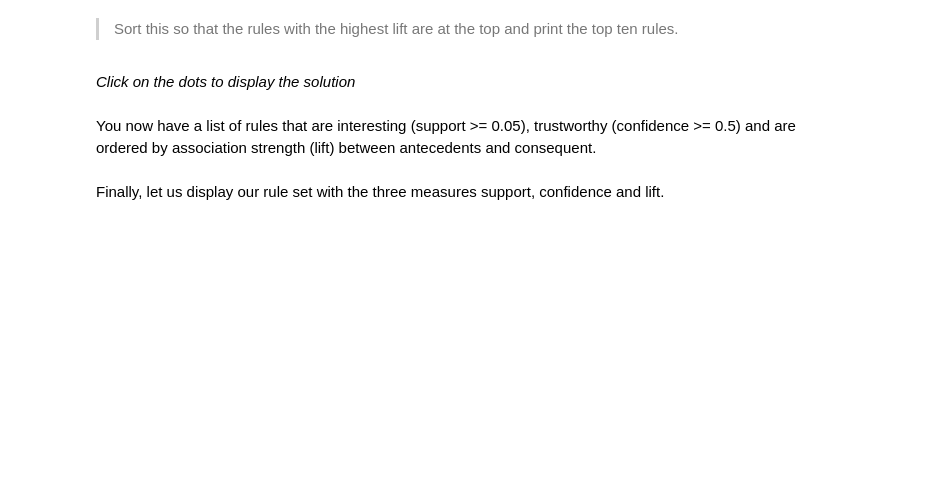
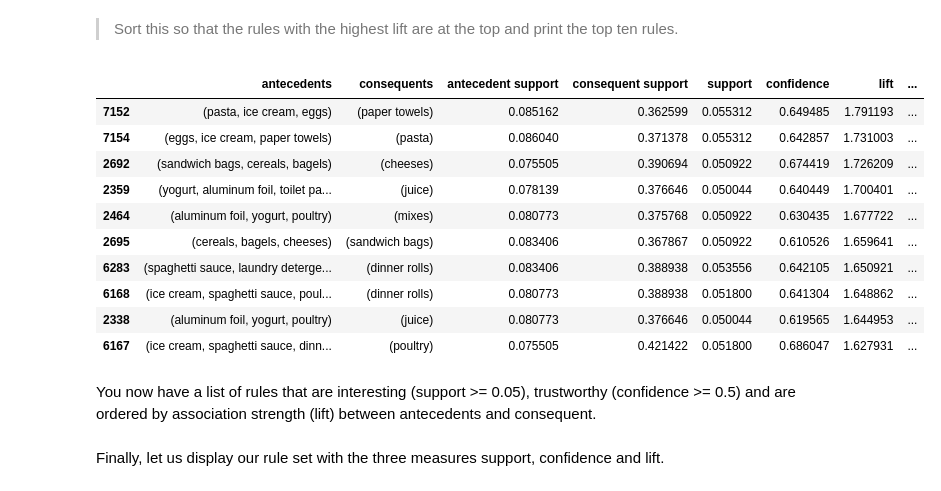
Before and after one commit to Davee02/HSLU, a Jupyter notebook: sem4/adml/notebooks/12A Association Rules/Association Rules.ipynb, the cells around one changed output. Saved outputs shown, nothing was run; the diff lists cells and outputs as text; code cells hidden in the pictures; blank space fills up the shorter version.

```diff
--- a/sem4/adml/notebooks/12A Association Rules/Association Rules.ipynb
+++ b/sem4/adml/notebooks/12A Association Rules/Association Rules.ipynb
@@ -155,9 +240,19 @@ rules.head()
 # %% [markdown]
 > Sort this so that the rules with the highest lift are at the top and print the top ten rules.
-# %% [markdown]
-*Click on the dots to display the solution*
 # %%
-rules.sort_values('lift', ascending=False).head(n=10)
+rules.sort_values(by='lift', ascending=False).head(10)
+# %% [output]
+|  | antecedents | consequents | antecedent support | consequent support | support | confidence | lift | ... |
+| 7152 | (pasta, ice cream, eggs) | (paper towels) | 0.085162 | 0.362599 | 0.055312 | 0.649485 | 1.791193 | ... |
+| 7154 | (eggs, ice cream, paper towels) | (pasta) | 0.086040 | 0.371378 | 0.055312 | 0.642857 | 1.731003 | ... |
+| 2692 | (sandwich bags, cereals, bagels) | (cheeses) | 0.075505 | 0.390694 | 0.050922 | 0.674419 | 1.726209 | ... |
+| 2359 | (yogurt, aluminum foil, toilet pa... | (juice) | 0.078139 | 0.376646 | 0.050044 | 0.640449 | 1.700401 | ... |
+| 2464 | (aluminum foil, yogurt, poultry) | (mixes) | 0.080773 | 0.375768 | 0.050922 | 0.630435 | 1.677722 | ... |
+| 2695 | (cereals, bagels, cheeses) | (sandwich bags) | 0.083406 | 0.367867 | 0.050922 | 0.610526 | 1.659641 | ... |
+| 6283 | (spaghetti sauce, laundry deterge... | (dinner rolls) | 0.083406 | 0.388938 | 0.053556 | 0.642105 | 1.650921 | ... |
+| 6168 | (ice cream, spaghetti sauce, poul... | (dinner rolls) | 0.080773 | 0.388938 | 0.051800 | 0.641304 | 1.648862 | ... |
+| 2338 | (aluminum foil, yogurt, poultry) | (juice) | 0.080773 | 0.376646 | 0.050044 | 0.619565 | 1.644953 | ... |
+| 6167 | (ice cream, spaghetti sauce, dinn... | (poultry) | 0.075505 | 0.421422 | 0.051800 | 0.686047 | 1.627931 | ... |
 # %% [markdown]
 You now have a list of rules that are interesting (support >= 0.05), trustworthy (confidence >= 0.5) and are ordered by association strength (lift) between antecedents and consequent.
 # %% [markdown]
```
Also changed, not shown: parts of 35 cells of this notebook.
